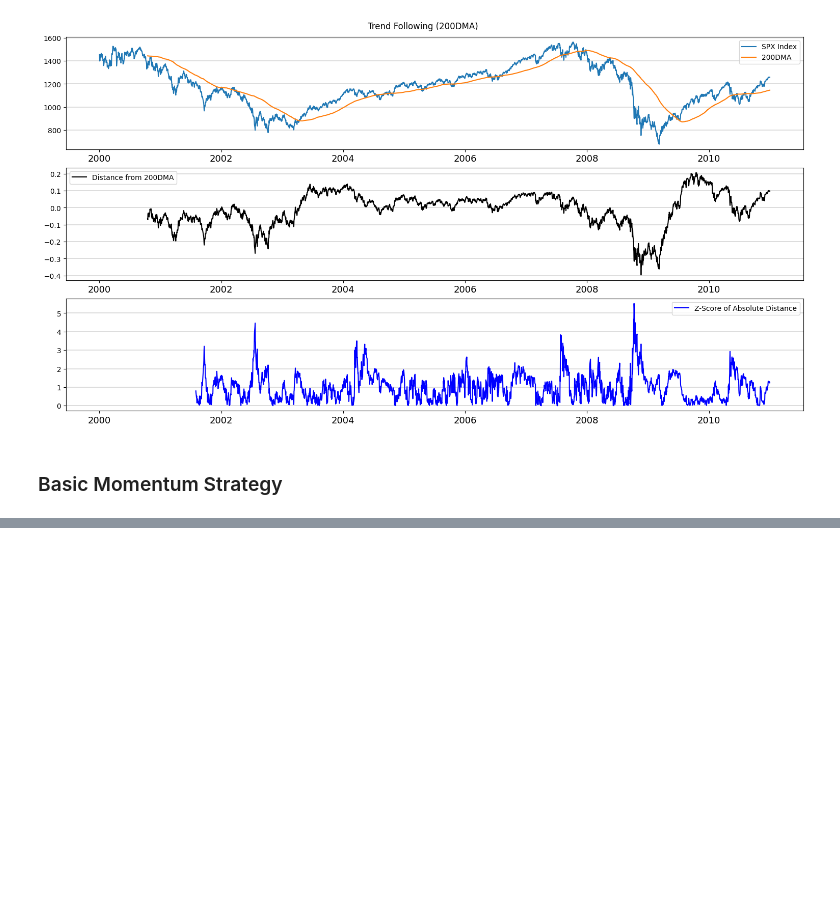
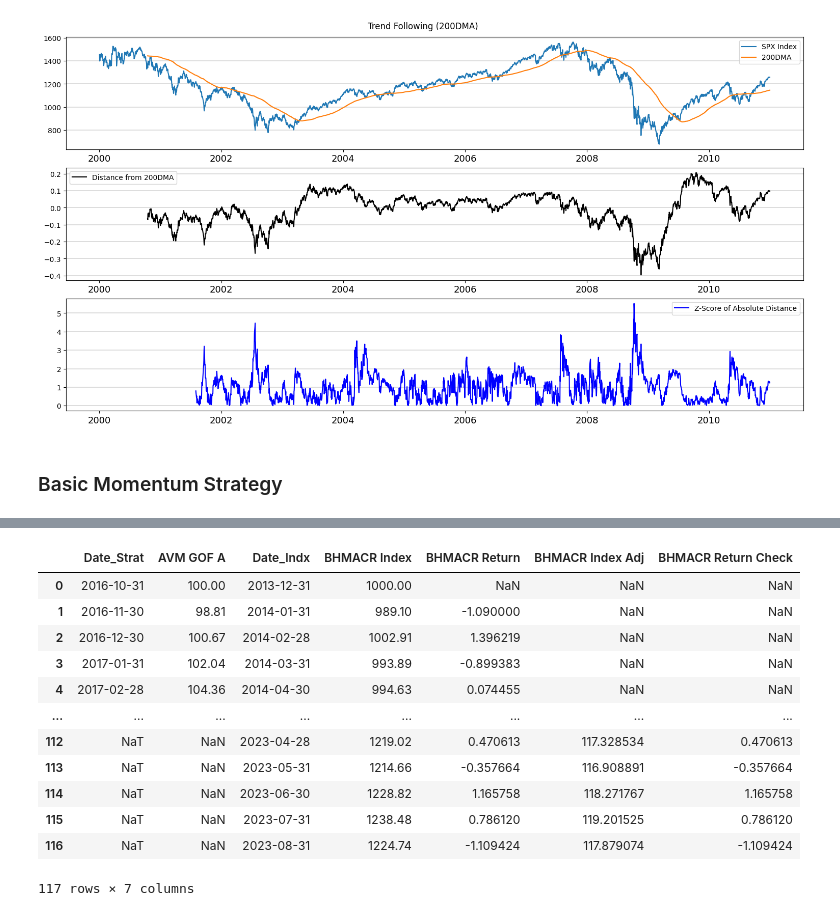
Before and after one commit to ClarenceTee93/Strategies, a Jupyter notebook: strategies.ipynb, the cells around one changed output, grey strips where cells are left out. Cells and saved outputs as stored; diff of their text form; code cells hidden in the pictures; blank space fills up the shorter version.

```diff
--- a/strategies.ipynb
+++ b/strategies.ipynb
@@ -156,0 +149,23 @@ drawdownCharts(all_px_mom_sig["Portfolio"], benchmark = all_px_mom_sig["SPX_ret"
+# %%
+nav_numbers = pd.read_excel("nav_sample.xlsx")
+avm = nav_numbers[["Date_Strat", "AVM GOF A"]].dropna()
+avm.rename(columns = {'Date_Strat':'Date'}, inplace=True)
+avm.set_index('Date', inplace=True)
+bnchmk = nav_numbers[["Date_Indx", "BHMACR Index Adj"]].dropna()
+bnchmk.rename(columns = {'Date_Indx':'Date'}, inplace=True)
+bnchmk.set_index('Date', inplace=True)
+nav_numbers
+# %% [output]
+|  | Date_Strat | AVM GOF A | Date_Indx | BHMACR Index | BHMACR Return | BHMACR Index Adj | BHMACR Return Check |
+| 0 | 2016-10-31 | 100.00 | 2013-12-31 | 1000.00 | NaN | NaN | NaN |
+| 1 | 2016-11-30 | 98.81 | 2014-01-31 | 989.10 | -1.090000 | NaN | NaN |
+| 2 | 2016-12-30 | 100.67 | 2014-02-28 | 1002.91 | 1.396219 | NaN | NaN |
+| 3 | 2017-01-31 | 102.04 | 2014-03-31 | 993.89 | -0.899383 | NaN | NaN |
+| 4 | 2017-02-28 | 104.36 | 2014-04-30 | 994.63 | 0.074455 | NaN | NaN |
+| ... | ... | ... | ... | ... | ... | ... | ... |
+| 112 | NaT | NaN | 2023-04-28 | 1219.02 | 0.470613 | 117.328534 | 0.470613 |
+| 113 | NaT | NaN | 2023-05-31 | 1214.66 | -0.357664 | 116.908891 | -0.357664 |
+| 114 | NaT | NaN | 2023-06-30 | 1228.82 | 1.165758 | 118.271767 | 1.165758 |
+| 115 | NaT | NaN | 2023-07-31 | 1238.48 | 0.786120 | 119.201525 | 0.786120 |
+| 116 | NaT | NaN | 2023-08-31 | 1224.74 | -1.109424 | 117.879074 | -1.109424 |
+117 rows × 7 columns
```
Also changed, not shown: parts of 11 cells of this notebook, 2 other files.
